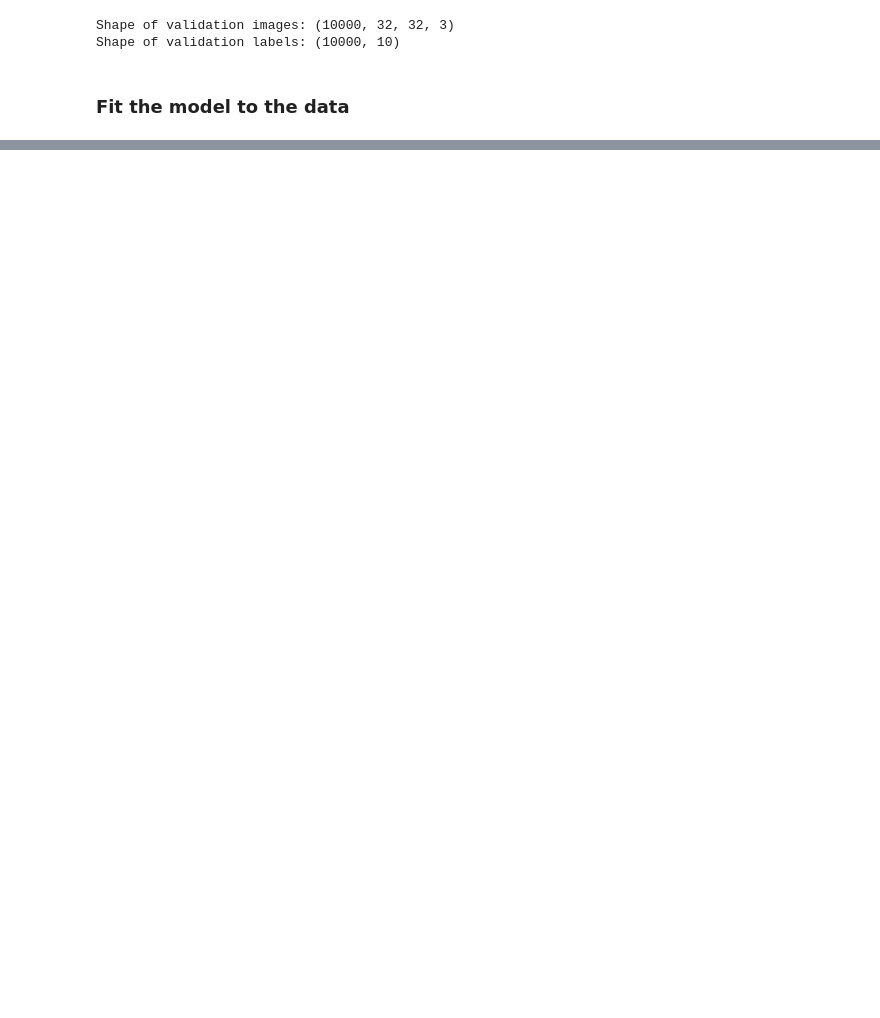
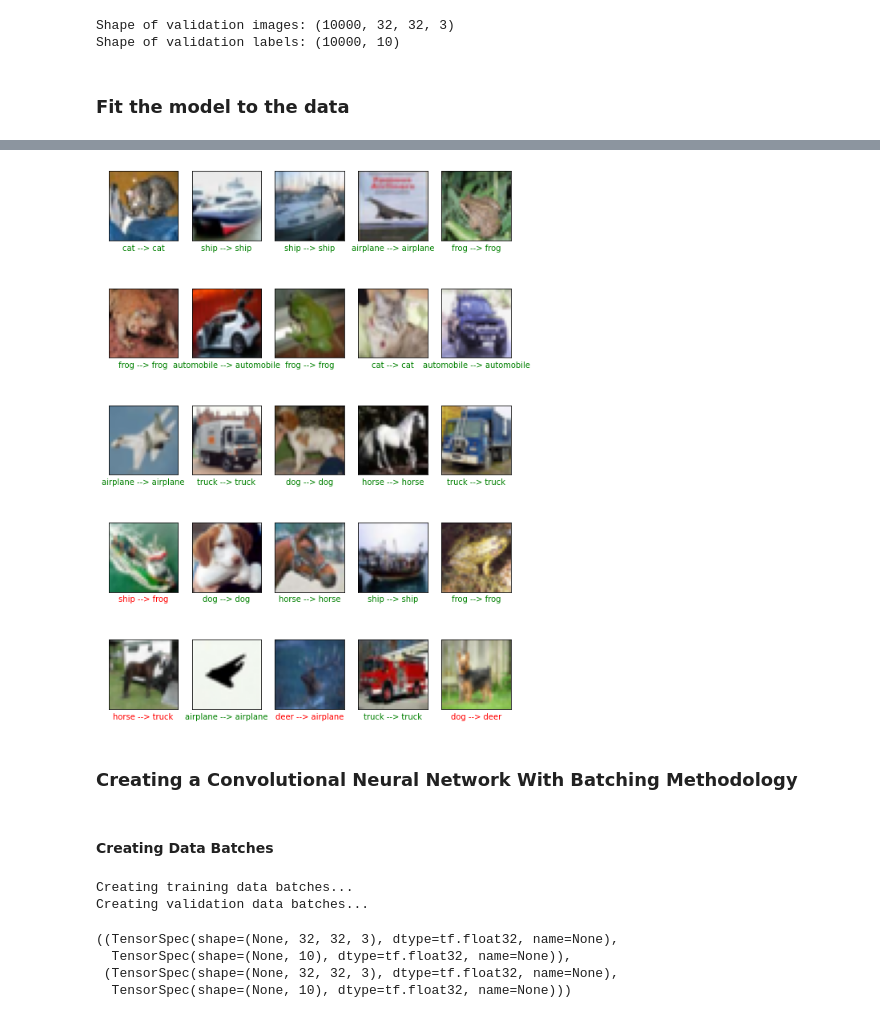
Before and after one commit to batuayyildiz/cifar10, a Jupyter notebook: cifar10.ipynb, the cells around one changed output, grey strips where cells are left out. Cells and saved outputs as stored; diff of their text form; code cells hidden in the pictures; blank space fills up the shorter version.

```diff
--- a/cifar10.ipynb
+++ b/cifar10.ipynb
@@ -273,0 +298,35 @@ plt.imshow(X_test[199])
+# %%
+# Create a function to visualize predictions
+def show_predictions(images, labels, y_preds):
+  """
+  Plots the image, shows the predicted label and truth label.
+  """
+
+  plt.figure(figsize = (13, 17))
+
+  for i in range(25):
+    plt.subplot(5, 5, i+1)
+    plt.xticks([])
+    plt.yticks([])
+    plt.imshow(images[i])
+    predicted_label = classes[np.argmax(y_preds[i])]
+    truth_label = classes[np.argmax(labels[i])]
+
+    if predicted_label == truth_label:
+      color = "green"
+    else:
+      color = "red"
+
+    plt.xlabel(truth_label + " --> " + predicted_label, color = color)
+
+  plt.show();
+# %%
+show_predictions(images = X_test,
+                 labels = y_test,
+                 y_preds = preds)
+# %% [output]
+[figure, added]
+# %% [markdown]
+### Creating a Convolutional Neural Network With Batching Methodology
+# %% [markdown]
+#### Creating Data Batches
@@ -273,0 +362,15 @@ plt.imshow(X_test[199])
+# %%
+# Create training & validation data batches
+training_batch = create_data_batches(X_train, y_train)
+validation_batch = create_data_batches(X_val, y_val, validation_data = True)
+# %% [output]
+Creating training data batches...
+Creating validation data batches...
+# %%
+# Check specification of data batches
+training_batch.element_spec, validation_batch.element_spec
+# %% [output]
+((TensorSpec(shape=(None, 32, 32, 3), dtype=tf.float32, name=None),
+  TensorSpec(shape=(None, 10), dtype=tf.float32, name=None)),
+ (TensorSpec(shape=(None, 32, 32, 3), dtype=tf.float32, name=None),
+  TensorSpec(shape=(None, 10), dtype=tf.float32, name=None)))
```
Also changed, not shown: parts of 55 cells of this notebook.
